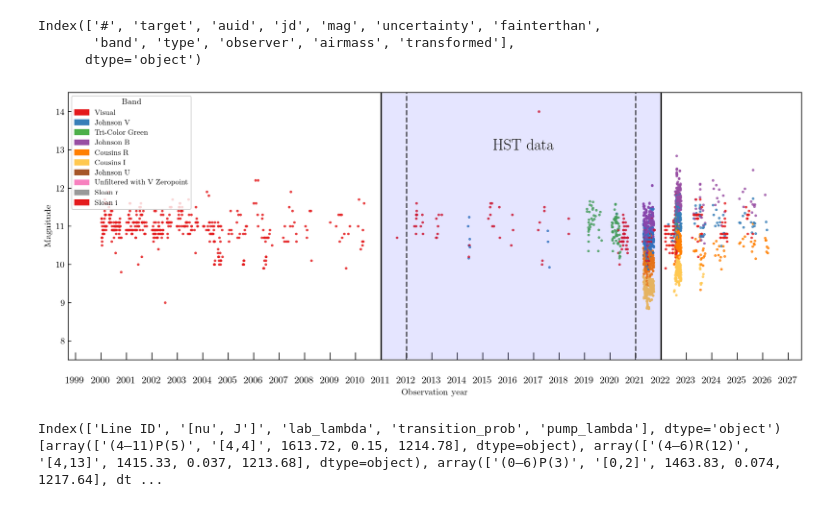
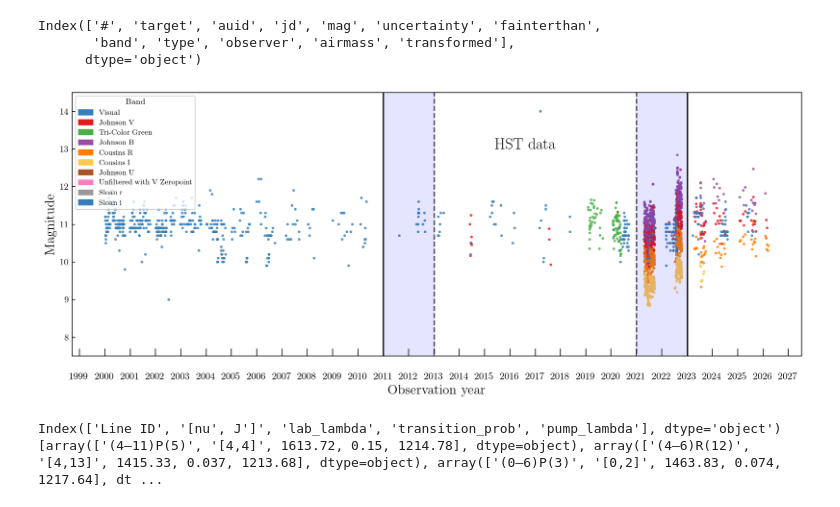
Before and after one commit to PK0207/scripts_by_me, a Jupyter notebook: research24/plotting.ipynb, the cells around one changed output. Cells and saved outputs as stored; diff of their text form; code cells hidden in the pictures.

Commit message:
updated plotting format for components
added hearmap in plotting script

```diff
--- a/research24/plotting.ipynb
+++ b/research24/plotting.ipynb
@@ -16,9 +31,11 @@ from astropy.visualization import quantity_support
 quantity_support()
 clrs = sns.color_palette('Set1')
 clrs[5] = (255/255, 200/255, 80/255)
+clrs[0], clrs[1] = clrs[1], clrs[0]
 color_cycle = cycler('color', list(clrs.as_hex()))
 mpl.rc('font', family='serif')
 mpl.rc('text', usetex=True)
+mpl.rc('axes', labelsize=15)
 
 plt.rc('axes', axisbelow=True,
        grid=False, prop_cycle=color_cycle)
@@ -38,37 +55,39 @@ aavso_jd = Time(aavso_points['jd'], format='jd')
 x = np.array(aavso_jd.to_value('iso'), dtype='datetime64[D]')
 
 # Map each band to a color
 unique_bands = aavso_points['band'].unique()
 hex_colors = list(clrs.as_hex())
 band_color_map = {band: hex_colors[i % len(hex_colors)] for i, band in enumerate(unique_bands)}
 colors = [band_color_map[b] for b in aavso_points['band']]
 
 fig, ax = plt.subplots(figsize=(12, 5))
 ax.scatter(x, aavso_points['mag'], s=4, c=colors, alpha=0.7)
 
 ax.set_ylim(7.5, 14.5)
 ax.set_ylabel('Magnitude')
 
 ax.xaxis.set_major_locator(mdates.YearLocator())
 ax.xaxis.set_major_formatter(mdates.DateFormatter('%Y'))
 
 ax.tick_params(axis='x', which='major', labelsize=11, pad=18, length=8)
 ax.set_xlabel('Observation year')
 
-ax.vlines(np.array(['2011', '2022'], dtype='datetime64[D]'), 7,15, 'black')
-ax.vlines(np.array(['2012', '2021'], dtype='datetime64[D]'), 7,15, 'black', '--', alpha=0.7)
-ax.fill_between(np.array(['2011', '2022'], dtype='datetime64[D]'), 7,15, alpha=0.1, color='blue')
+ax.vlines(np.array(['2011', '2023'], dtype='datetime64[D]'), 7,15, 'black')
+ax.vlines(np.array(['2013', '2021'], dtype='datetime64[D]'), 7,15, 'black', '--', alpha=0.7)
+ax.fill_between(np.array(['2011', '2013'], dtype='datetime64[D]'), 7,15, alpha=0.1, color='blue')
+ax.fill_between(np.array(['2021', '2023'], dtype='datetime64[D]'), 7,15, alpha=0.1, color='blue')
 ax.text(np.array(['2015-06-01'], dtype='datetime64[D]'), 13, 'HST data', size='xx-large')
 
 legend_handles = [mpatches.Patch(color=band_color_map[band], label=band) for band in unique_bands]
 
 ax.legend(handles=legend_handles, title='Band', loc='upper left',
           fontsize=8, title_fontsize=9)
 
 plt.tight_layout()
+plt.savefig('images/AAVSO_RULup.pdf')
 plt.show()
 # %% [output]
-[figure, old version]
+[figure, new version]
 # %%
 #get the lines from me:
 line_df = pd.read_pickle(os.path.join('data', 'line_df_coadded_bootstrapped_run2.pkl'))
```
Also changed, not shown: parts of 7 cells of this notebook, 7 other files.
